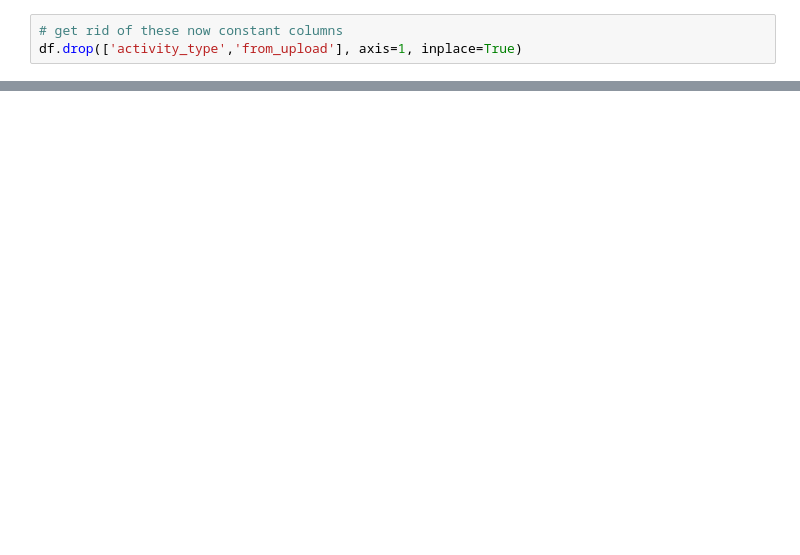
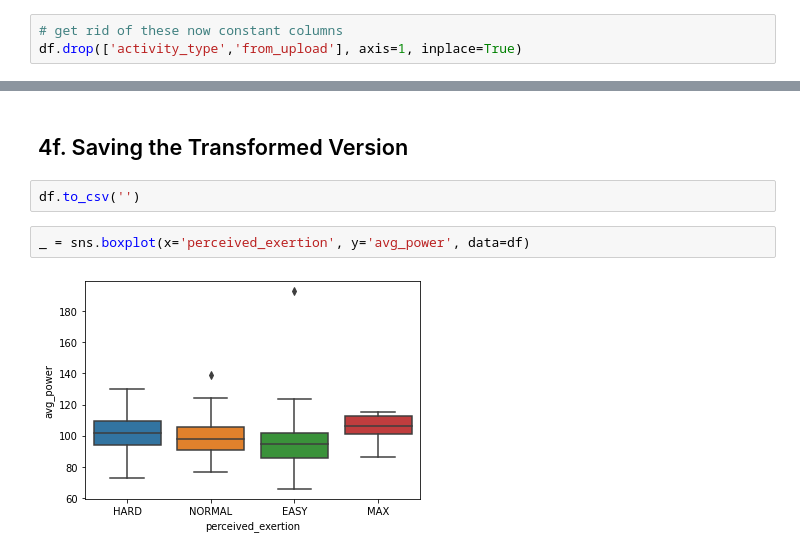
Before and after one commit to ericbauer55/strava-fitness, a Jupyter notebook: src/notebooks/0. Activity Log EDA.ipynb, the cells around one changed output, grey strips where cells are left out. Drawn from its saved outputs; the diff is of its cells as text; blank space fills up the shorter version.

```diff
--- a/src/notebooks/0. Activity Log EDA.ipynb
+++ b/src/notebooks/0. Activity Log EDA.ipynb
@@ -187,0 +230,8 @@ _ = sns.heatmap(df.isna())
+# %% [markdown]
+## 4f. Saving the Transformed Version
+# %%
+df.to_csv('')
+# %%
+_ = sns.boxplot(x='perceived_exertion', y='avg_power', data=df)
+# %% [output]
+[figure, added]
```
Also changed, not shown: parts of 14 cells of this notebook, 1 other file.
